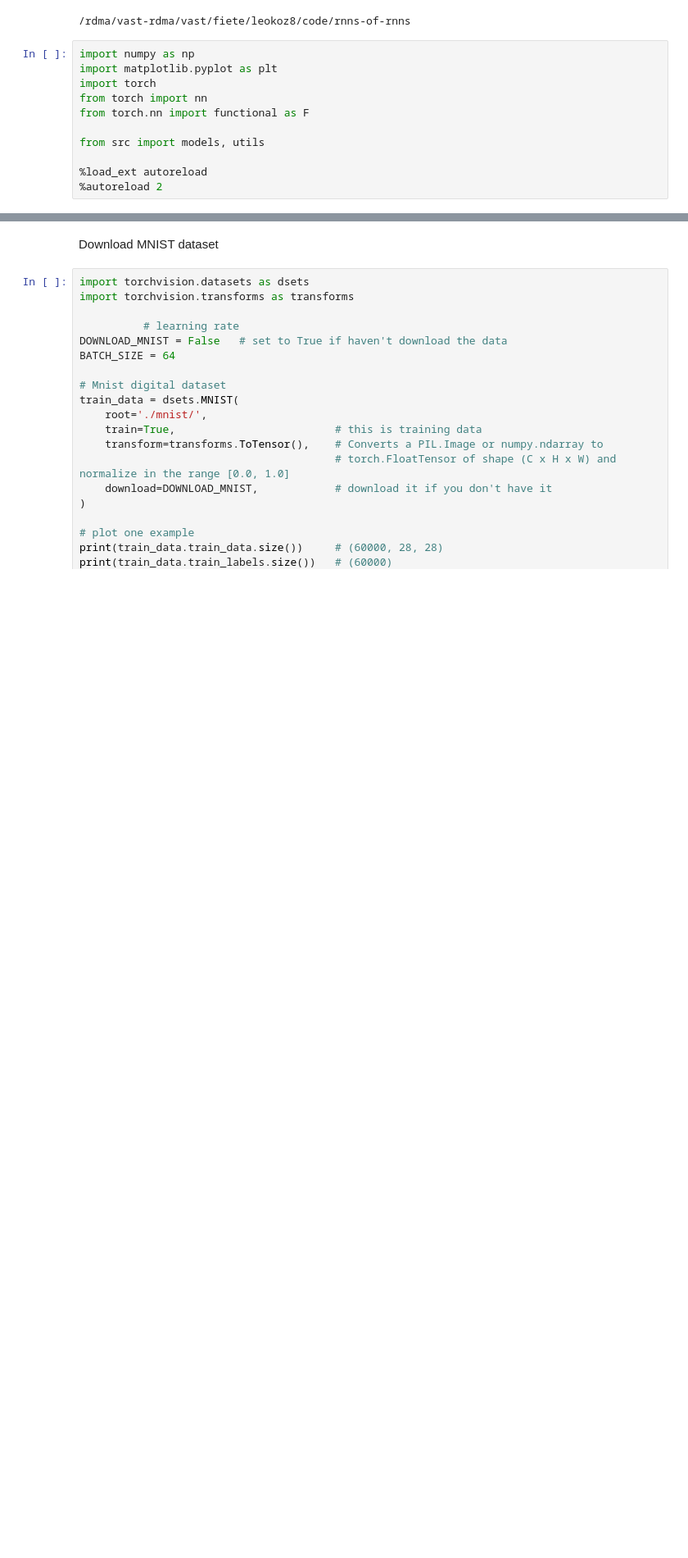
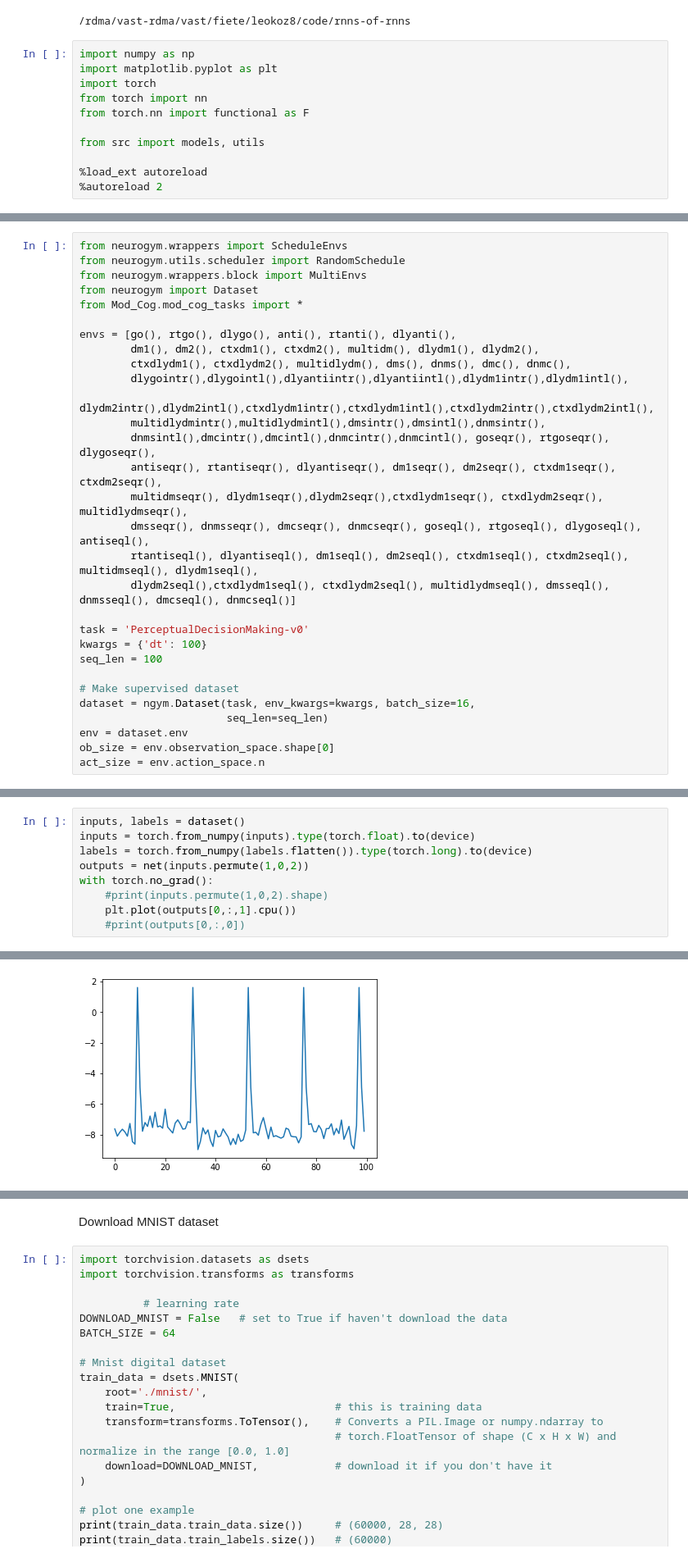
Before and after one commit to kozleo/rnns-of-rnns, a Jupyter notebook: notebooks/testing-notebook.ipynb, the cells around one changed output, grey strips where cells are left out. Shown at 82% size. Saved outputs shown, nothing was run; the diff lists cells and outputs as text; blank space fills up the shorter version.

Commit message:
rewrote CTRNN, working on simple Yang Tasks

```diff
--- a/notebooks/testing-notebook.ipynb
+++ b/notebooks/testing-notebook.ipynb
@@ -15,0 +66,30 @@ from src import models, utils
+# %%
+from neurogym.wrappers import ScheduleEnvs
+from neurogym.utils.scheduler import RandomSchedule
+from neurogym.wrappers.block import MultiEnvs
+from neurogym import Dataset
+from Mod_Cog.mod_cog_tasks import *
+
+envs = [go(), rtgo(), dlygo(), anti(), rtanti(), dlyanti(),
+        dm1(), dm2(), ctxdm1(), ctxdm2(), multidm(), dlydm1(), dlydm2(),
+        ctxdlydm1(), ctxdlydm2(), multidlydm(), dms(), dnms(), dmc(), dnmc(),
+        dlygointr(),dlygointl(),dlyantiintr(),dlyantiintl(),dlydm1intr(),dlydm1intl(),
+        dlydm2intr(),dlydm2intl(),ctxdlydm1intr(),ctxdlydm1intl(),ctxdlydm2intr(),ctxdlydm2intl(),
+        multidlydmintr(),multidlydmintl(),dmsintr(),dmsintl(),dnmsintr(),
+        dnmsintl(),dmcintr(),dmcintl(),dnmcintr(),dnmcintl(), goseqr(), rtgoseqr(), dlygoseqr(),
+        antiseqr(), rtantiseqr(), dlyantiseqr(), dm1seqr(), dm2seqr(), ctxdm1seqr(), ctxdm2seqr(),
+        multidmseqr(), dlydm1seqr(),dlydm2seqr(),ctxdlydm1seqr(), ctxdlydm2seqr(), multidlydmseqr(),
+        dmsseqr(), dnmsseqr(), dmcseqr(), dnmcseqr(), goseql(), rtgoseql(), dlygoseql(), antiseql(),
+        rtantiseql(), dlyantiseql(), dm1seql(), dm2seql(), ctxdm1seql(), ctxdm2seql(), multidmseql(), dlydm1seql(),
+        dlydm2seql(),ctxdlydm1seql(), ctxdlydm2seql(), multidlydmseql(), dmsseql(), dnmsseql(), dmcseql(), dnmcseql()]
+
+task = 'PerceptualDecisionMaking-v0'
+kwargs = {'dt': 100}
+seq_len = 100
+
+# Make supervised dataset
+dataset = ngym.Dataset(task, env_kwargs=kwargs, batch_size=16,
+                       seq_len=seq_len)
+env = dataset.env
+ob_size = env.observation_space.shape[0]
+act_size = env.action_space.n
@@ -15,0 +183,10 @@ from src import models, utils
+# %%
+inputs, labels = dataset()
+inputs = torch.from_numpy(inputs).type(torch.float).to(device)
+labels = torch.from_numpy(labels.flatten()).type(torch.long).to(device)
+outputs = net(inputs.permute(1,0,2))
+with torch.no_grad():
+    #print(inputs.permute(1,0,2).shape)
+    plt.plot(outputs[0,:,1].cpu())
+    #print(outputs[0,:,0])
+# %% [output]
@@ -15,0 +210 @@ from src import models, utils
+[figure, added]
```
Also changed, not shown: parts of 12 cells of this notebook, 3 other files.
